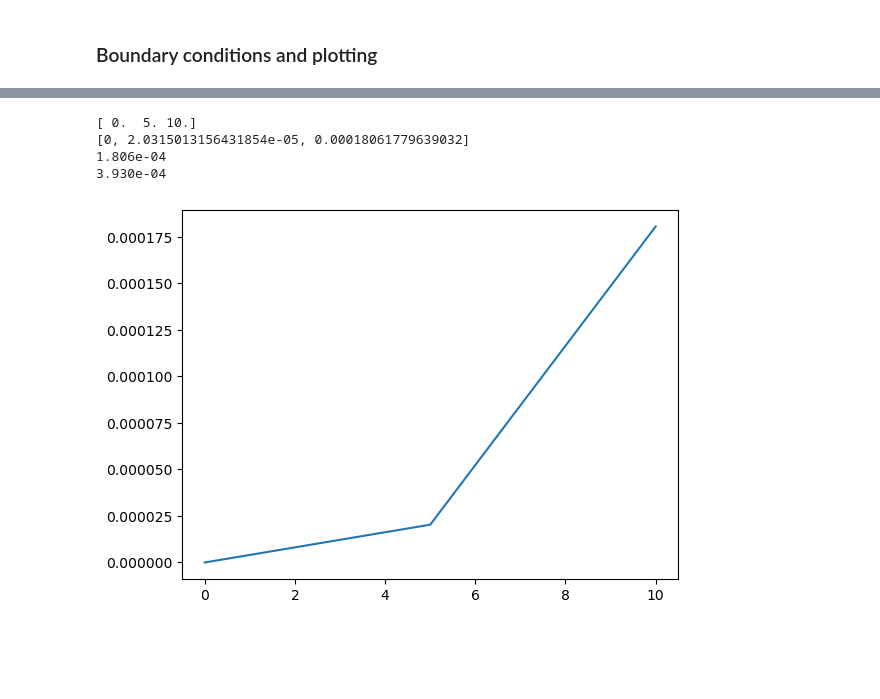
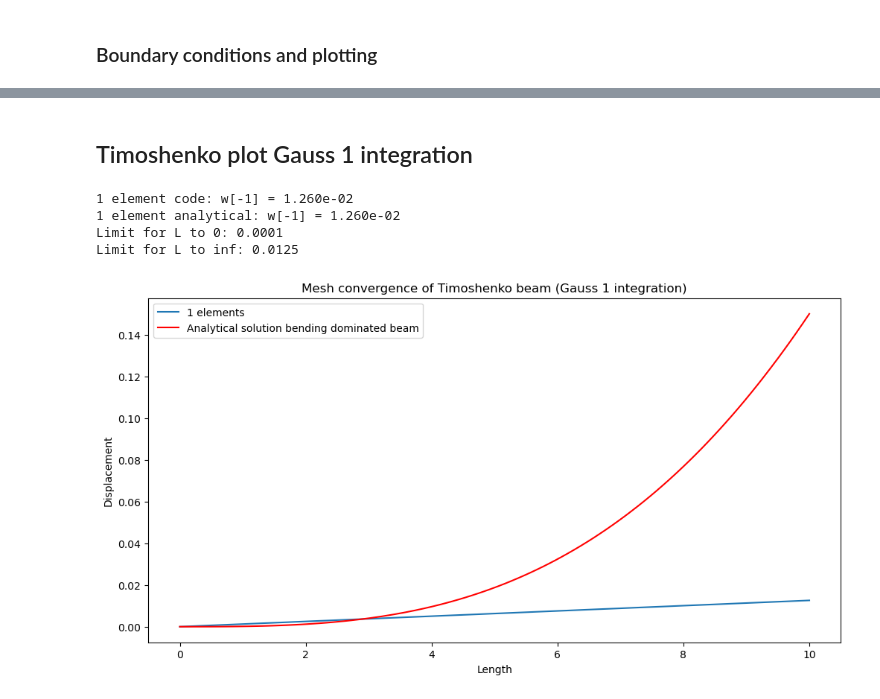
Before and after one commit to TeachBooks/mirror_computational_modelling, a Jupyter notebook: book/structural_linear/timoshenko.ipynb, the cells around one changed output, grey strips where cells are left out. Cells and saved outputs as stored; diff of their text form; code cells hidden in the pictures; blank space fills up the shorter version.

```diff
--- a/book/structural_linear/timoshenko.ipynb
+++ b/book/structural_linear/timoshenko.ipynb
@@ -361,7 +360,7 @@ def get_K_element_matrix(EI, GA_s, dx):
                      np.hstack((K_wtheta, K_ww))))
 
     K_new = K_e.copy()
-    K_new[1], K_new[2] = K[2], K[1]
+    K_new[1], K_new[2] = K_e[2], K_e[1]
     K_new[:, [1, 2]] = K_new[:, [2, 1]]
 
     return K_new
@@ -522,0 +559,2 @@ def simulate(n_element):
+# %% [markdown]
+## Timoshenko plot Gauss 1 integration
@@ -523,25 +631,46 @@ def simulate(n_element):
 # %%
-import numpy as np
-import matplotlib.pyplot as plt
+x, a = simulate(1)
 
-x, a = simulate(2)
-b= [0, a[1], a[3]]
-plt.figure()
-print(x)
-print(b)
-plt.plot(x,b)
-print(f'{a[-1]:.3e}')
+# Separate theta and w values
+theta = a[0::2]         # Select every 1st value starting from index 0
+w = a[1::2]             # Select every 2nd value starting from index 1
+print(f'1 element code: w[-1] = {w[-1]:.3e}')
 
-L = 10                   # Length
+L = 10                 # Length
 EI = 2e4                # Bending stiffness
 GA_s = 1e5              # Shear stiffness
 f_y = 0                 # Distributed load
 T = 0                   # Applied moment
 F_y = 1
-print(f'{F_y*(EI/L + GA_s*L/3)/(EI*GA_s/L**2 + GA_s**2/12):.3e}')
+print(f'1 element analytical: w[-1] = {F_y*(EI/L + GA_s*L/4)/(EI*GA_s/L**2):.3e}')
+
+print(f'Limit for L to 0: {F_y*L/GA_s}')
+print(f'Limit for L to inf: {F_y*L**3/(4*EI)}')
 # %% [output]
-[ 0.  5. 10.]
-[0, 2.0315013156431854e-05, 0.00018061779639032]
-1.806e-04
-3.930e-04
+1 element code: w[-1] = 1.260e-02
+1 element analytical: w[-1] = 1.260e-02
+Limit for L to 0: 0.0001
+Limit for L to inf: 0.0125
-[figure, removed]
+# %%
+number_elements = 1
+plt.figure(figsize=(12,6))
+
+n = np.arange(1, number_elements+1, 2)
+for i in range(len(n)):
+    x, a = simulate(n[i])
+
+    # Separate theta and w values
+    theta = a[0::2]  # Select every 1st value starting from index 0
+    w = a[1::2]     # Select every 2nd value starting from index 1
+    plt.plot(x,w, label= f'{n[i]} elements')
+
+x = np.linspace(0,10,100)
+w_analytical = 3*F_y*x**3/EI
+plt.plot(x, w_analytical, label='Analytical solution bending dominated beam', c='r')
+
+plt.title('Mesh convergence of Timoshenko beam (Gauss 1 integration)')
+plt.xlabel('Length')
+plt.ylabel('Displacement')
+plt.legend(loc='best');
+# %% [output]
+[figure, added]
```
Also changed, not shown: parts of 8 cells of this notebook.
